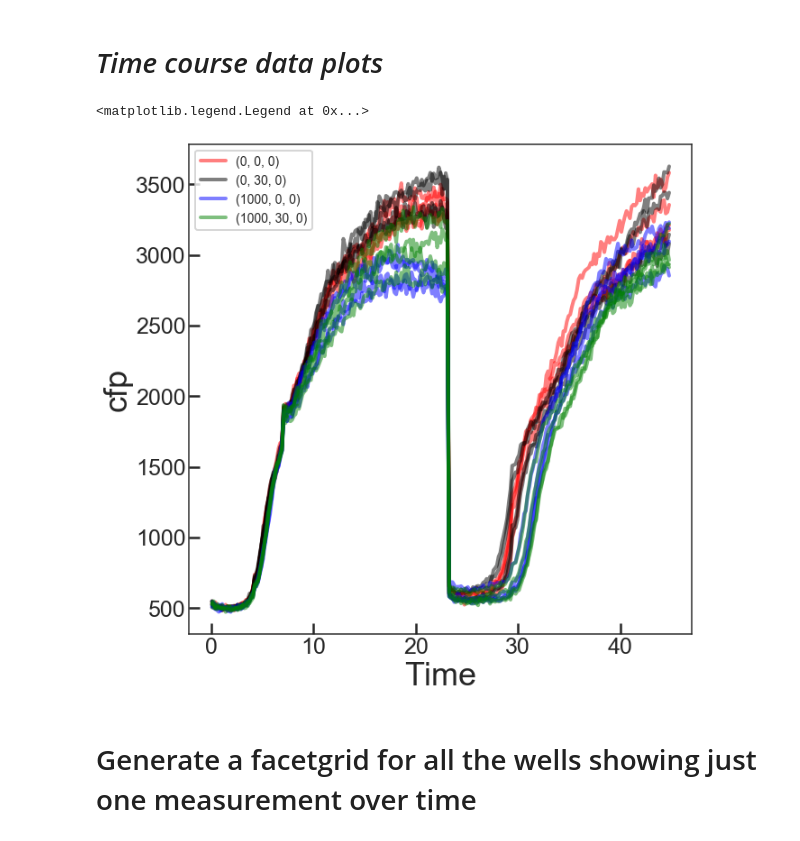
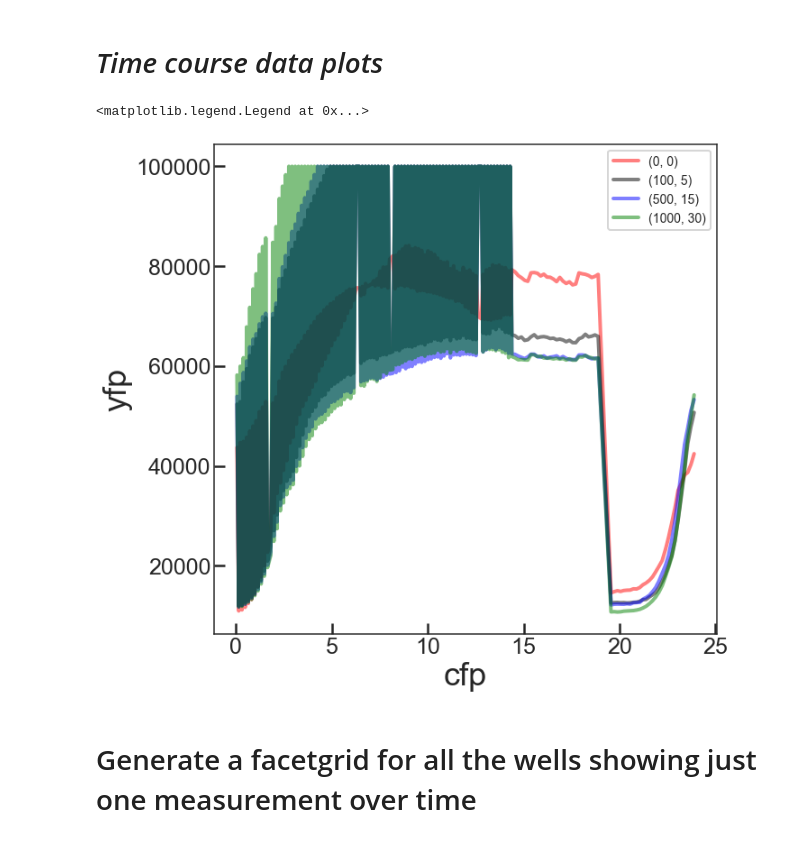
Before and after one commit to geezerbriefs/xpspython, a Jupyter notebook: biotek/plot A=B biotek data.ipynb, the cells around one changed output. Drawn from its saved outputs; the diff is of its cells as text; code cells hidden in the pictures.

```diff
--- a/biotek/plot A=B biotek data.ipynb
+++ b/biotek/plot A=B biotek data.ipynb
@@ -93,3 +90,8 @@ data = sheets_to_plot[3]
+# %%
+df = dd[sheets_to_plot[-1]]
+
+#having an issue where fluor values are being read as "object" rather than numbers
+# df.loc[:,'value'] = df.loc[:, 'value'].astype(float)
 # %%
 #get the control ones
 # ctrl = dd[data]['a'] == 'ctrl'
@@ -121,7 +126,8 @@ inds = mix & ara_0
 # %% [markdown]
 # *Time course data plots*
-# %%
-i = no_b & ara_0
-
-df = dd[data].loc[i]
+# %%
+#get a condition for which you want to plot subconditions
+i = mix & b8
+
+df = df.loc[i]
 # %%
@@ -132,22 +140,32 @@ conds = list(itertools.product(g[0], g[1], g[2]))
+# %%
+c = [(0,0), (100, 5), (500, 15), (1000, 30)]
 # %%
-fig = plt.figure(figsize=(10,10))
+#create plot(s)
+fig, ax = plt.subplots(figsize=(10,10))
 
 
-for cond in conds:
+for cond in c:
 
-    ii = (df['iptg'] == cond[0]) & (df['sal'] == cond[1]) & (df['ara'] == cond[2])
+    ii = (df['iptg'] == cond[0]) & (df['sal'] == cond[1])
+#     ii = df['afrac_s'] == cond
 
     d = df.loc[ii]
 
-    sns.lineplot(x="Time", y="cfp", units='well', lw=4, alpha=0.5, estimator=None, data=d)
+    sns.lineplot(x="Time", y="yfp", data=d, ci='sd',
+                 lw=4, alpha=0.5,
+                 label=cond, ax=ax)
 
-lines = list(fig.axes[0].get_lines())
-ls = lines[::4]
+plt.xlabel('cfp')
+plt.ylabel('yfp')
 
-plt.legend(handles = ls, labels = conds)
+
+lines = fig.axes[0].lines
+l = lines[::2]
+
+plt.legend(handles = lines)
 # %% [output]
 <matplotlib.legend.Legend at 0x...>
-[figure, old version]
+[figure, new version]
 # %% [markdown]
 # Generate a facetgrid for all the wells showing just one measurement over time
 # %% [markdown]
```
Also changed, not shown: parts of 11 cells of this notebook, 2 other files.
